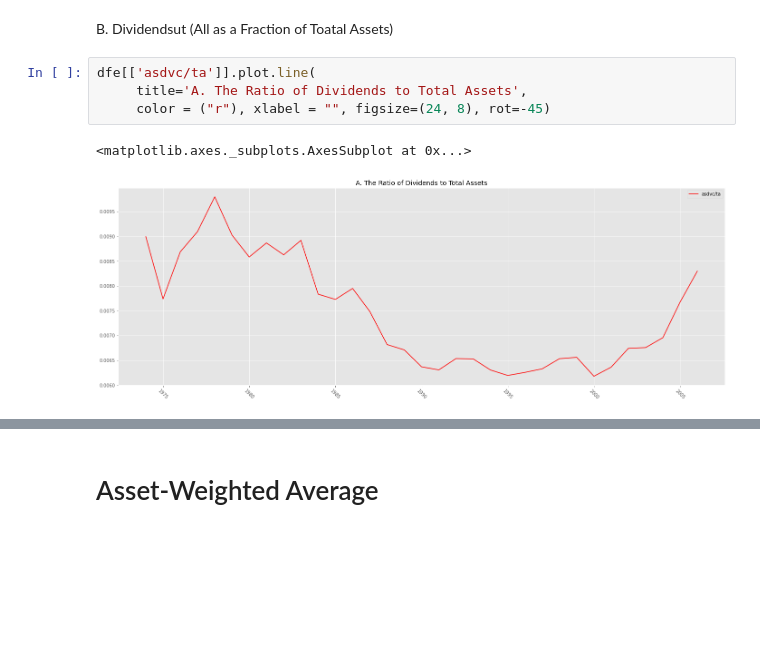
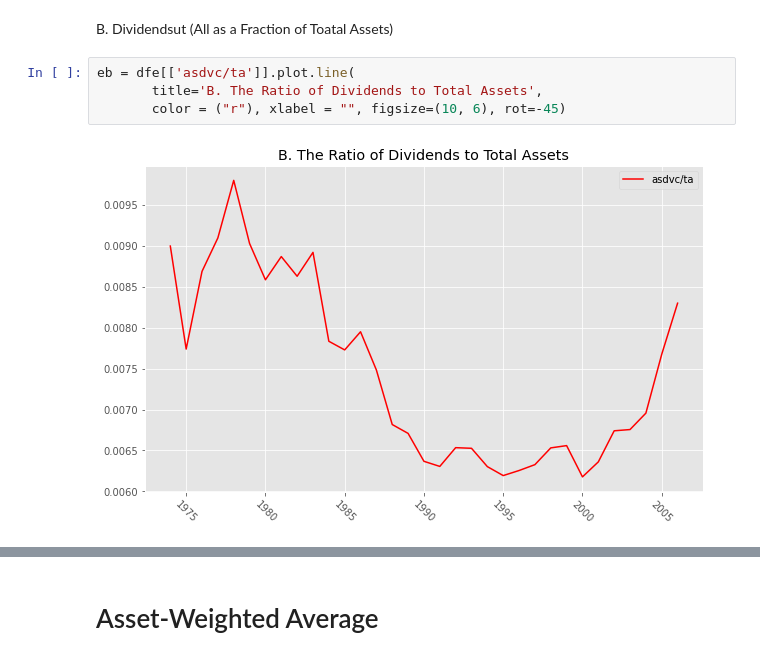
Before and after one commit to tsenga2/keio-senga-seminar, a Jupyter notebook: figure5.ipynb, the cells around one changed output, grey strips where cells are left out. Drawn from its saved outputs; the diff is of its cells as text; blank space fills up the shorter version.

```diff
--- a/figure5.ipynb
+++ b/figure5.ipynb
@@ -141,9 +160,8 @@ dfe[['asdvc/ni']].plot.line(
 # %% [markdown]
 B. Dividendsut (All as a Fraction of Toatal Assets)
 # %%
-dfe[['asdvc/ta']].plot.line(
-     title='A. The Ratio of Dividends to Total Assets',
-     color = ("r"), xlabel = "", figsize=(24, 8), rot=-45)
+eb = dfe[['asdvc/ta']].plot.line(
+       title='B. The Ratio of Dividends to Total Assets',
+       color = ("r"), xlabel = "", figsize=(10, 6), rot=-45)
 # %% [output]
-<matplotlib.axes._subplots.AxesSubplot at 0x...>
-[figure, old version]
+[figure, new version]
```
Also changed, not shown: parts of 14 cells of this notebook.
